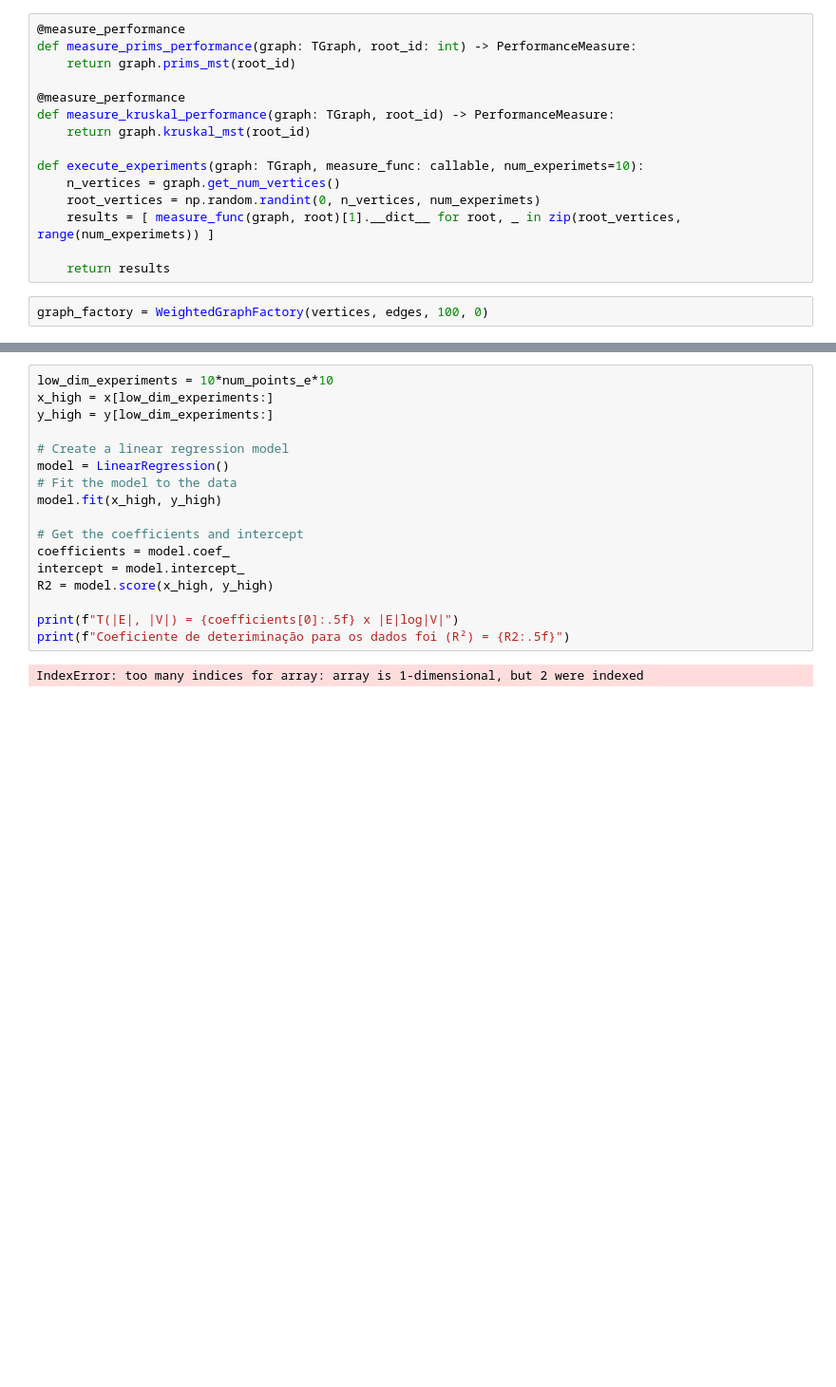
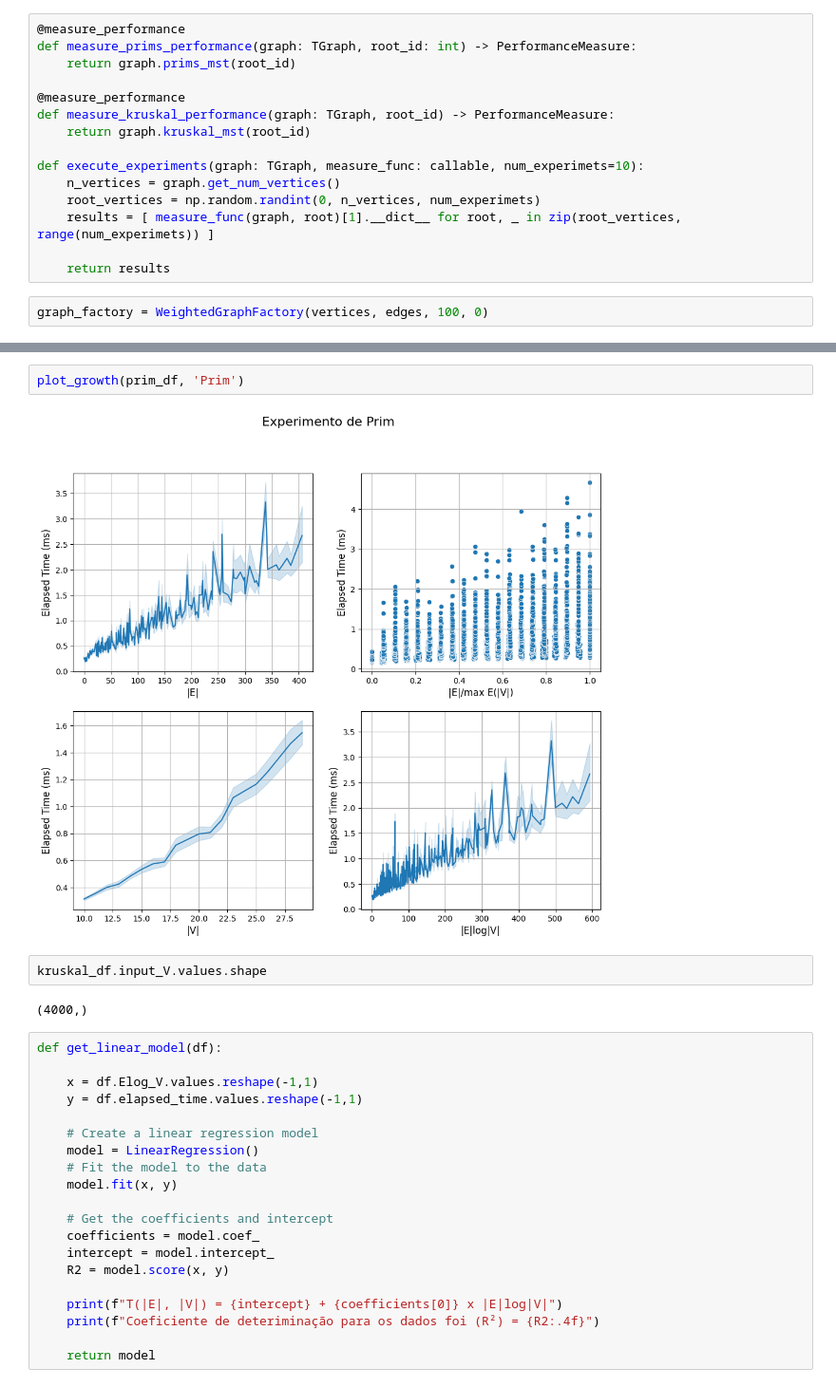
Before and after one commit to mtsz-thiago/GA026-Algorithms-I, a Jupyter notebook: experimentos.ipynb, the cells around one changed output, grey strips where cells are left out. Shown at 95% size. Drawn from its saved outputs; the diff is of its cells as text; blank space fills up the shorter version.

```diff
--- a/experimentos.ipynb
+++ b/experimentos.ipynb
@@ -129,19 +135,28 @@ array([  120364.92942188,   120364.92942188,   120364.92942188, ...,
+# %%
+plot_growth(prim_df, 'Prim')
+# %% [output]
+[figure, added]
+# %%
+kruskal_df.input_V.values.shape
+# %% [output]
+(4000,)
 # %%
-low_dim_experiments = 10*num_points_e*10
-x_high = x[low_dim_experiments:]
-y_high = y[low_dim_experiments:]
+def get_linear_model(df):
 
-# Create a linear regression model
-model = LinearRegression()
-# Fit the model to the data
-model.fit(x_high, y_high)
+    x = df.Elog_V.values.reshape(-1,1)
+    y = df.elapsed_time.values.reshape(-1,1)
 
-# Get the coefficients and intercept
-coefficients = model.coef_
-intercept = model.intercept_
-R2 = model.score(x_high, y_high)
+    # Create a linear regression model
+    model = LinearRegression()
+    # Fit the model to the data
+    model.fit(x, y)
 
-print(f"T(|E|, |V|) = {coefficients[0]:.5f} x |E|log|V|")
-print(f"Coeficiente de deteriminação para os dados foi (R²) = {R2:.5f}")
+    # Get the coefficients and intercept
+    coefficients = model.coef_
+    intercept = model.intercept_
+    R2 = model.score(x, y)
+
+    print(f"T(|E|, |V|) = {intercept} + {coefficients[0]} x |E|log|V|")
+    print(f"Coeficiente de deteriminação para os dados foi (R²) = {R2:.4f}")
+
+    return model
-# %% [output]
-IndexError: too many indices for array: array is 1-dimensional, but 2 were indexed
```
Also changed, not shown: parts of 12 cells of this notebook, 2 other files.
